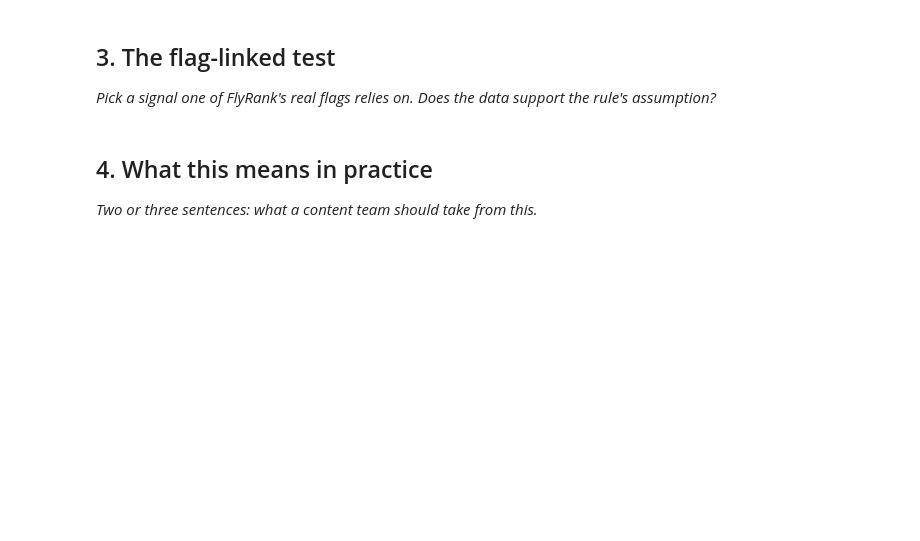
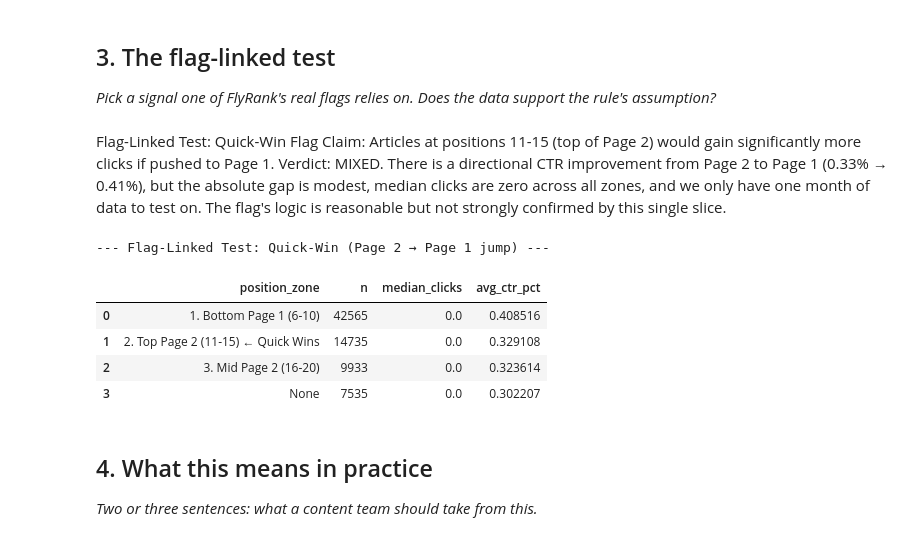
Before and after one commit to Mahmoud-Beram/flyrank-ml-internship, a Jupyter notebook: work/notebooks/w04_signal_audit.ipynb, the cells around one changed output. Drawn from its saved outputs; the diff is of its cells as text; code cells hidden in the pictures; blank space fills up the shorter version.

```diff
--- a/work/notebooks/w04_signal_audit.ipynb
+++ b/work/notebooks/w04_signal_audit.ipynb
@@ -30,3 +223,42 @@ This skeleton is yours to fill. Work the sections **in order** — each one has
+# %% [markdown]
+Flag-Linked Test: Quick-Win Flag Claim: Articles at positions 11-15 (top of Page 2) would gain significantly more clicks if pushed to Page 1. Verdict: MIXED. There is a directional CTR improvement from Page 2 to Page 1 (0.33% → 0.41%), but the absolute gap is modest, median clicks are zero across all zones, and we only have one month of data to test on. The flag's logic is reasonable but not strongly confirmed by this single slice.
+# %%
+# Section 3: Quick-Win Flag Test
+print("--- Flag-Linked Test: Quick-Win (Page 2 → Page 1 jump) ---")
+quickwin_df = con.execute(f"""
+    WITH article_stats AS (
+        SELECT
+            content_hash_id,
+            SUM(gsc_impressions) as total_imp,
+            SUM(gsc_clicks) as total_clicks,
+            AVG(gsc_avg_position) as avg_pos
+        FROM '{local_file}'
+        GROUP BY content_hash_id
+        HAVING total_imp > 0
+    )
+    SELECT
+        CASE
+            WHEN avg_pos BETWEEN 6 AND 10 THEN '1. Bottom Page 1 (6-10)'
+            WHEN avg_pos BETWEEN 11 AND 15 THEN '2. Top Page 2 (11-15) ← Quick Wins'
+            WHEN avg_pos BETWEEN 16 AND 20 THEN '3. Mid Page 2 (16-20)'
+        END AS position_zone,
+        COUNT(*) AS n,
+        MEDIAN(total_clicks) AS median_clicks,
+        AVG(total_clicks / total_imp) * 100 AS avg_ctr_pct
+    FROM article_stats
+    WHERE avg_pos BETWEEN 6 AND 20
+    GROUP BY position_zone
+    ORDER BY position_zone
+""").df()
+
+display(quickwin_df)
+# %% [output]
+--- Flag-Linked Test: Quick-Win (Page 2 → Page 1 jump) ---
+|  | position_zone | n | median_clicks | avg_ctr_pct |
+| 0 | 1. Bottom Page 1 (6-10) | 42565 | 0.0 | 0.408516 |
+| 1 | 2. Top Page 2 (11-15) ← Quick Wins | 14735 | 0.0 | 0.329108 |
+| 2 | 3. Mid Page 2 (16-20) | 9933 | 0.0 | 0.323614 |
+| 3 | None | 7535 | 0.0 | 0.302207 |
 # %% [markdown]
 ## 4. What this means in practice
 
```
Also changed, not shown: parts of 11 cells of this notebook.
